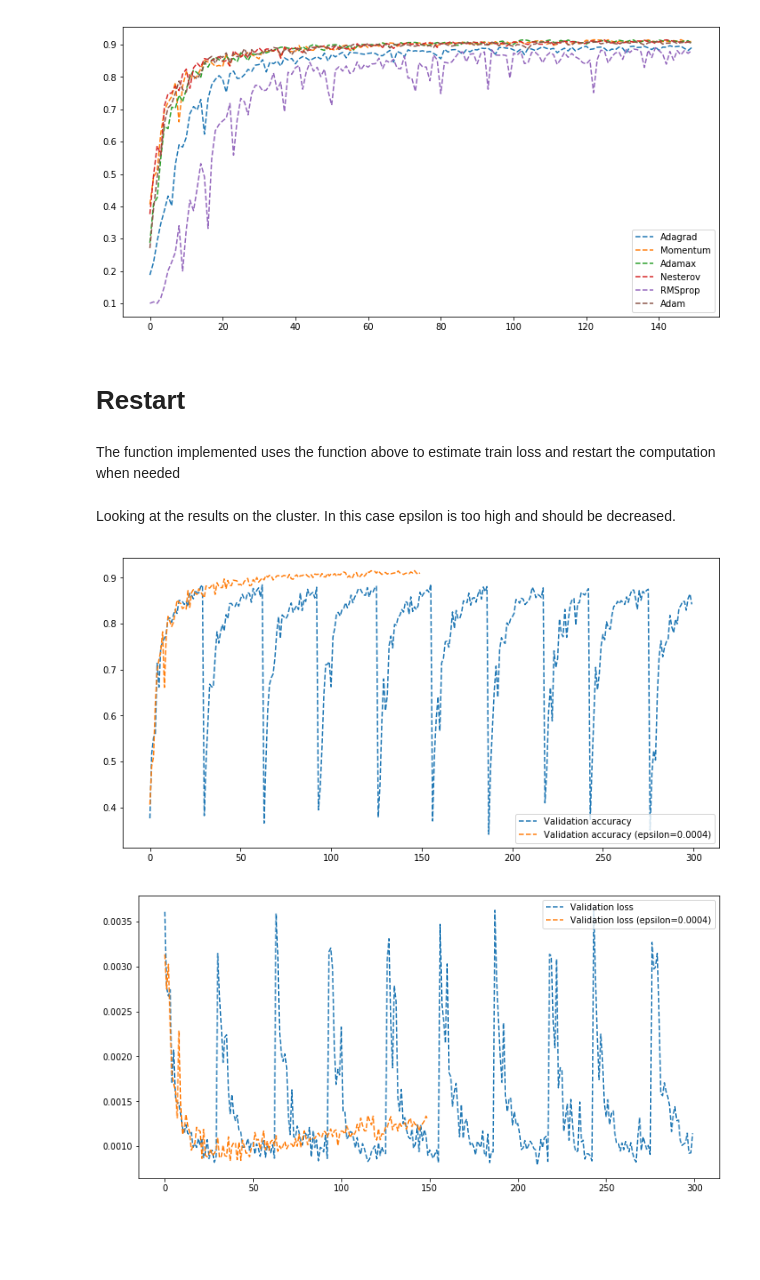
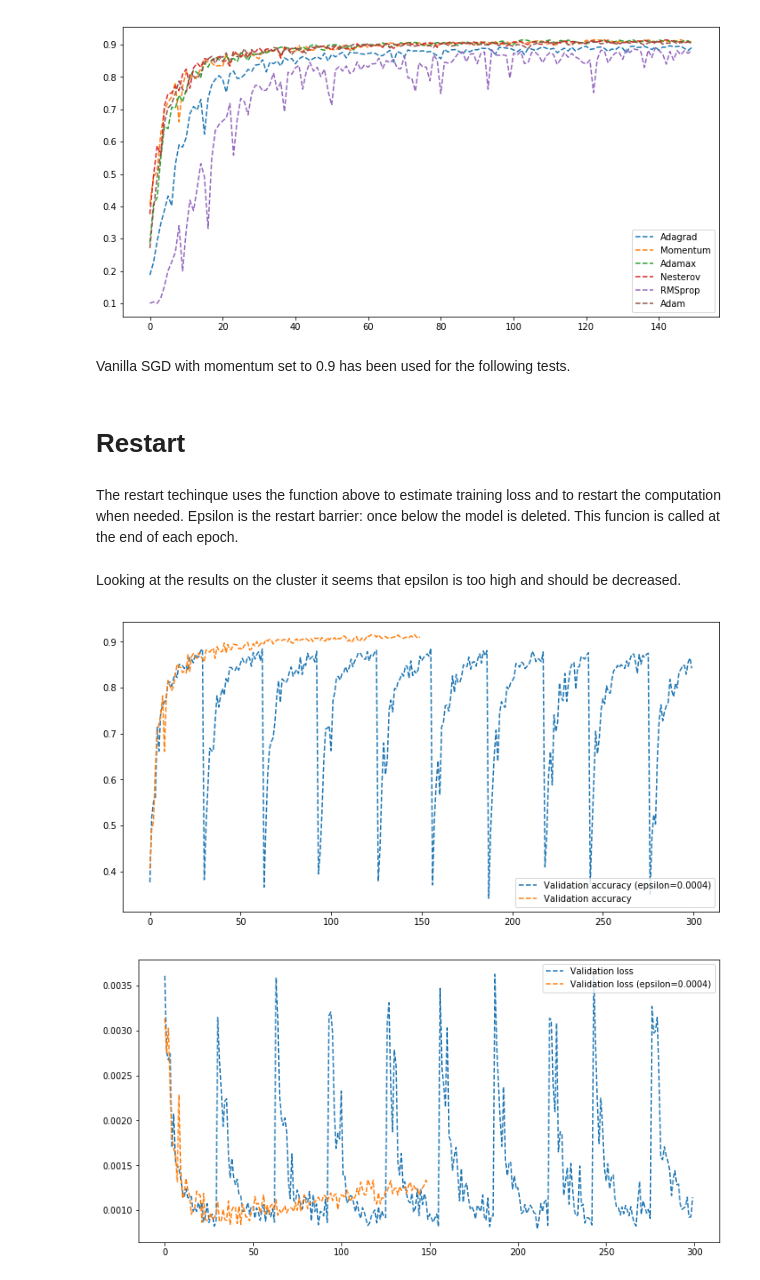
Before and after one commit to strin-matey/thesis, a Jupyter notebook: notebooks/restart/Restart.ipynb, the cells around one changed output. Saved outputs shown, nothing was run; the diff lists cells and outputs as text; code cells hidden in the pictures; blank space fills up the shorter version.

Commit message:
Restart notebook updated

```diff
--- a/notebooks/restart/Restart.ipynb
+++ b/notebooks/restart/Restart.ipynb
@@ -190,10 +190,12 @@ ax.legend()
 plt.show()
 # %% [output]
 [figure]
+# %% [markdown]
+Vanilla SGD with momentum set to 0.9 has been used for the following tests.
 # %% [markdown]
 # Restart
 # %% [markdown]
-The function implemented uses the function above to estimate train loss and restart the computation when needed
+The restart techinque uses the function above to estimate training loss and to restart the computation when needed. Epsilon is the restart barrier: once below the model is deleted. This funcion is called at the end of each epoch.
 # %%
 def restart(trainloader, model, args, optimizer, epsilon=0.0004):
 
@@ -213,26 +215,26 @@ def restart(trainloader, model, args, optimizer, epsilon=0.0004):
 
     return model, optimizer, train_cost, train_accuracy
 # %% [markdown]
-Looking at the results on the cluster. In this case epsilon is too high and should be decreased.
+Looking at the results on the cluster it seems that epsilon is too high and should be decreased.
 # %%
 filename = '../../results/restart_on_training/results'
 filename2 = '../../results/estimates'
 
 restart_results = np.load(f'{filename}.npz')
 standard_results = np.load(f'{filename2}.npz')
 
 fix, ax = plt.subplots(figsize=(12, 6))
 
 ax.plot(np.arange(0, len(restart_results['validation_accuracy'])),
-        restart_results['validation_accuracy'], '--', label='Validation accuracy')
+        restart_results['validation_accuracy'], '--', label='Validation accuracy (epsilon=0.0004)')
 ax.plot(np.arange(0, len(standard_results['validation_accuracy'])),
-        standard_results['validation_accuracy'], '--', label='Validation accuracy (epsilon=0.0004)')
+        standard_results['validation_accuracy'], '--', label='Validation accuracy')
 
 
 ax.legend()
 plt.show()
 # %% [output]
-[figure, old version]
+[figure, new version]
 # %%
 fix, ax = plt.subplots(figsize=(12, 6))
 
```
Also changed, not shown: parts of 6 cells of this notebook.
